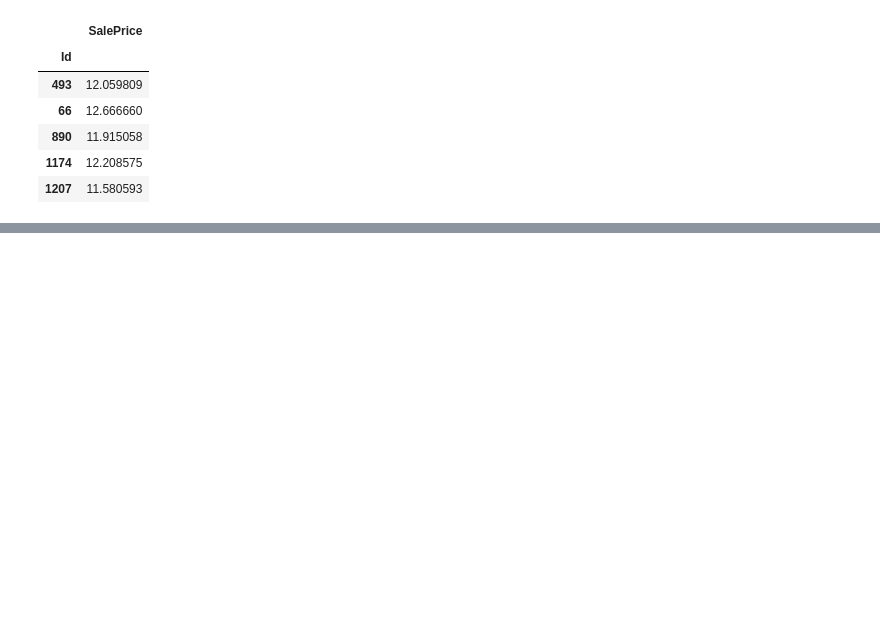
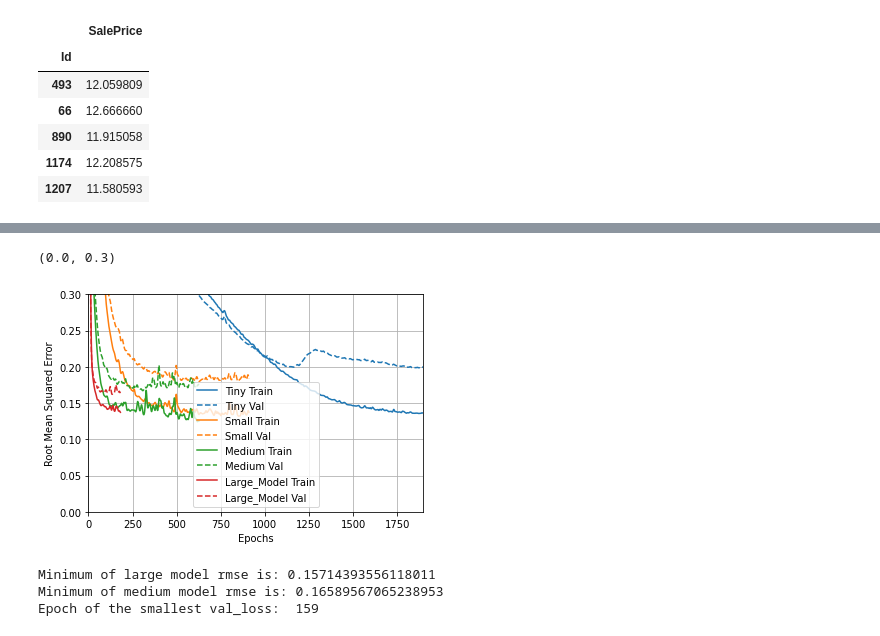
Before and after one commit to Chudy246/House_Prices_kaggle_challenge, a Jupyter notebook: 5-1_Model building in tensorflow.ipynb, the cells around one changed output, grey strips where cells are left out. Cells and saved outputs as stored; diff of their text form; code cells hidden in the pictures; blank space fills up the shorter version.

```diff
--- a/5-1_Model building in tensorflow.ipynb
+++ b/5-1_Model building in tensorflow.ipynb
@@ -100,0 +223,15 @@ def get_callbacks(name):
+# %%
+# maybe even bigger?
+large_model = keras.Sequential([
+  layers.Dense(256, kernel_regularizer=regularizers.l2(0.0001),
+               activation='elu', input_shape=(FEATURES,)),
+  layers.Dense(256, kernel_regularizer=regularizers.l2(0.0001),
+               activation='elu'),
+  layers.Dense(256, kernel_regularizer=regularizers.l2(0.0001),
+               activation='elu'),
+  layers.Dense(256, kernel_regularizer=regularizers.l2(0.0001),
+               activation='elu'),
+  layers.Dense(1)
+])
+
+size_histories['large_model'] = compile_and_fit(large_model, "sizes/Large", max_epochs=182)
@@ -100,0 +256,15 @@ def get_callbacks(name):
+# %%
+plotter.plot(size_histories)
+plt.ylim([0, 0.3])
+# %% [output]
+(0.0, 0.3)
+[figure, added]
+# %%
+print("Minimum of large model rmse is:", min(size_histories['large_model'].history['val_root_mean_squared_error']))
+print("Minimum of medium model rmse is:", min(size_histories['medium'].history['val_root_mean_squared_error']))
+
+print("Epoch of the smallest val_loss: ", np.argmin(size_histories['large_model'].history['val_root_mean_squared_error']))
+# %% [output]
+Minimum of large model rmse is: 0.15714393556118011
+Minimum of medium model rmse is: 0.16589567065238953
+Epoch of the smallest val_loss:  159
```
Also changed, not shown: parts of 18 cells of this notebook, 3 other files.
